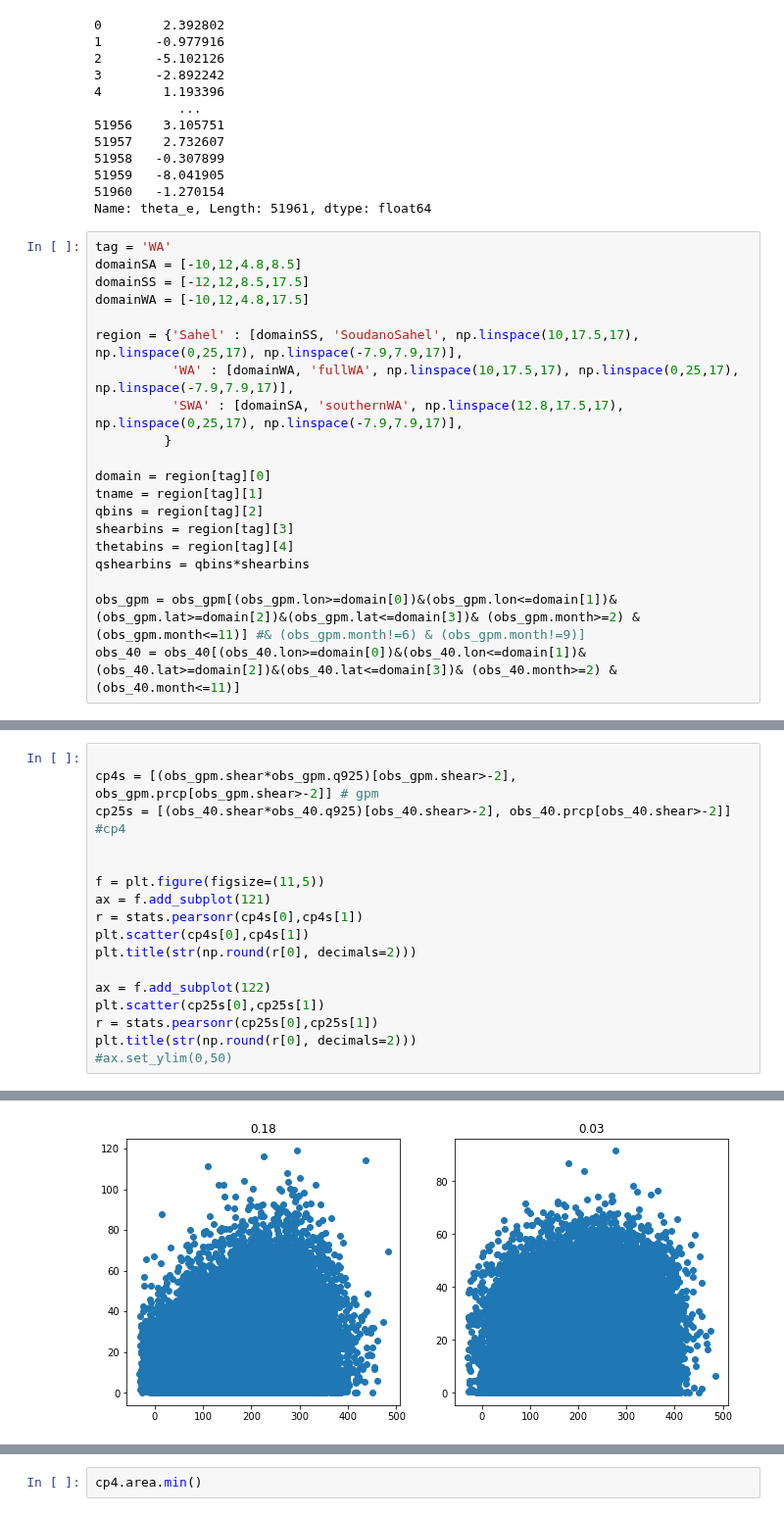
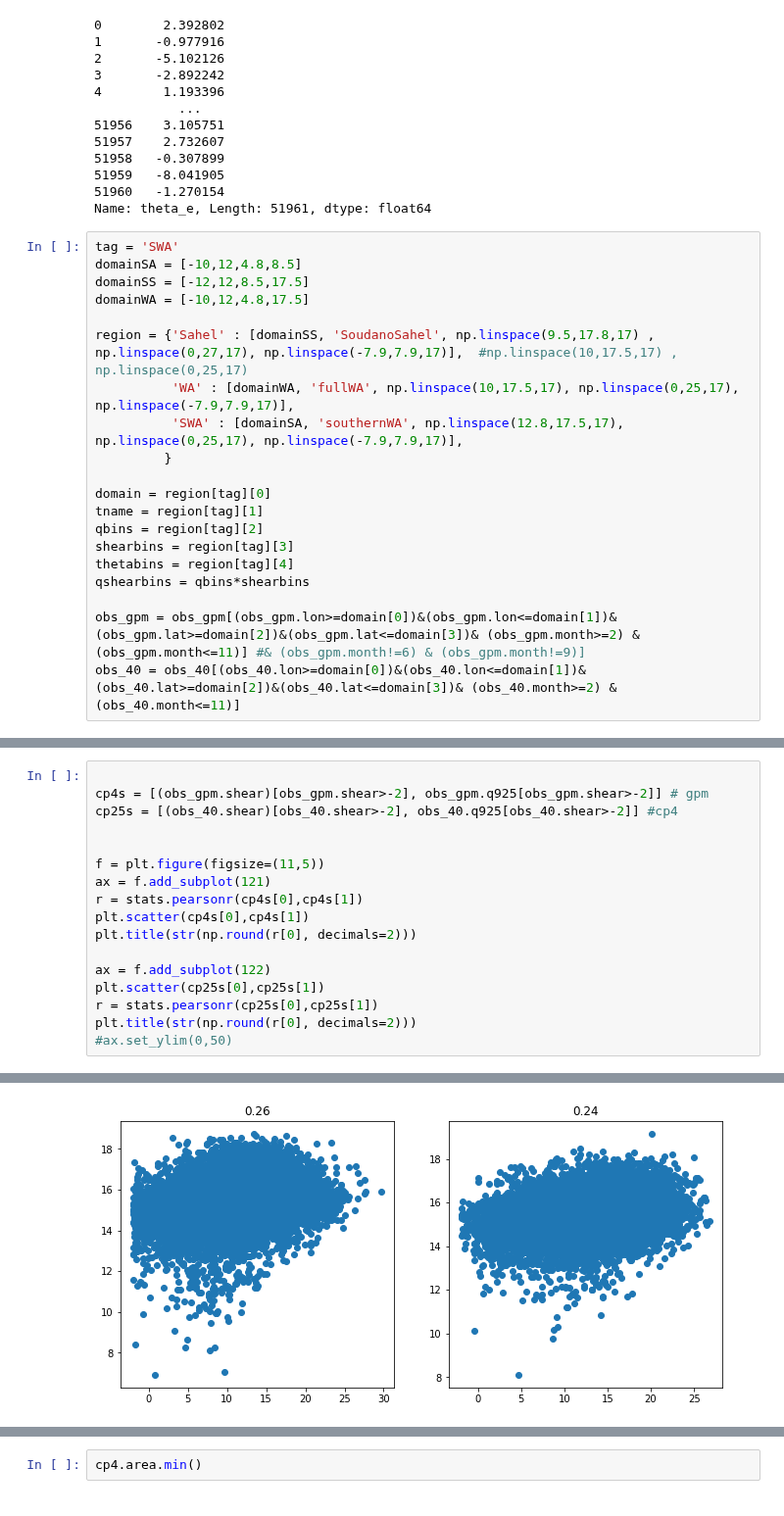
Before and after one commit to cornkle/proj_CEH, a Jupyter notebook: notebooks/CLOVER_scatter_fig3_mergedmonth-OBSONLY-WITHMODEL_SAHEL-sameAxes.ipynb, the cells around one changed output, grey strips where cells are left out. Shown at 98% size. Cells and saved outputs as stored; diff of their text form.

```diff
--- a/notebooks/CLOVER_scatter_fig3_mergedmonth-OBSONLY-WITHMODEL_SAHEL-sameAxes.ipynb
+++ b/notebooks/CLOVER_scatter_fig3_mergedmonth-OBSONLY-WITHMODEL_SAHEL-sameAxes.ipynb
@@ -181,12 +196,12 @@ obs_gpm.theta_e
 51960   -1.270154
 Name: theta_e, Length: 51961, dtype: float64
 # %%
-tag = 'WA'
+tag = 'SWA'
 domainSA = [-10,12,4.8,8.5]
 domainSS = [-12,12,8.5,17.5]
 domainWA = [-10,12,4.8,17.5]
 
-region = {'Sahel' : [domainSS, 'SoudanoSahel', np.linspace(10,17.5,17), np.linspace(0,25,17), np.linspace(-7.9,7.9,17)],
+region = {'Sahel' : [domainSS, 'SoudanoSahel', np.linspace(9.5,17.8,17) , np.linspace(0,27,17), np.linspace(-7.9,7.9,17)],  #np.linspace(10,17.5,17) , np.linspace(0,25,17)
           'WA' : [domainWA, 'fullWA', np.linspace(10,17.5,17), np.linspace(0,25,17), np.linspace(-7.9,7.9,17)],
           'SWA' : [domainSA, 'southernWA', np.linspace(12.8,17.5,17), np.linspace(0,25,17), np.linspace(-7.9,7.9,17)],
          }
@@ -229,7 +244,7 @@ Text(0.5,1,'-0.52')
 # %%
 
-cp4s = [(obs_gpm.shear*obs_gpm.q925)[obs_gpm.shear>-2], obs_gpm.prcp[obs_gpm.shear>-2]] # gpm
-cp25s = [(obs_40.shear*obs_40.q925)[obs_40.shear>-2], obs_40.prcp[obs_40.shear>-2]] #cp4
+cp4s = [(obs_gpm.shear)[obs_gpm.shear>-2], obs_gpm.q925[obs_gpm.shear>-2]] # gpm
+cp25s = [(obs_40.shear)[obs_40.shear>-2], obs_40.q925[obs_40.shear>-2]] #cp4
 
 
 f = plt.figure(figsize=(11,5))
@@ -248,4 +263,4 @@ Text(0.5,1,'0.03')
-[figure, old version]
+[figure, new version]
 # %%
 cp4s = [obs_gpm.q925, obs_gpm.prcp] # gpm
 cp25s = [obs_40.q925, obs_40.prcp] #cp4
```
Also changed, not shown: parts of 38 cells of this notebook, 33 other files.
